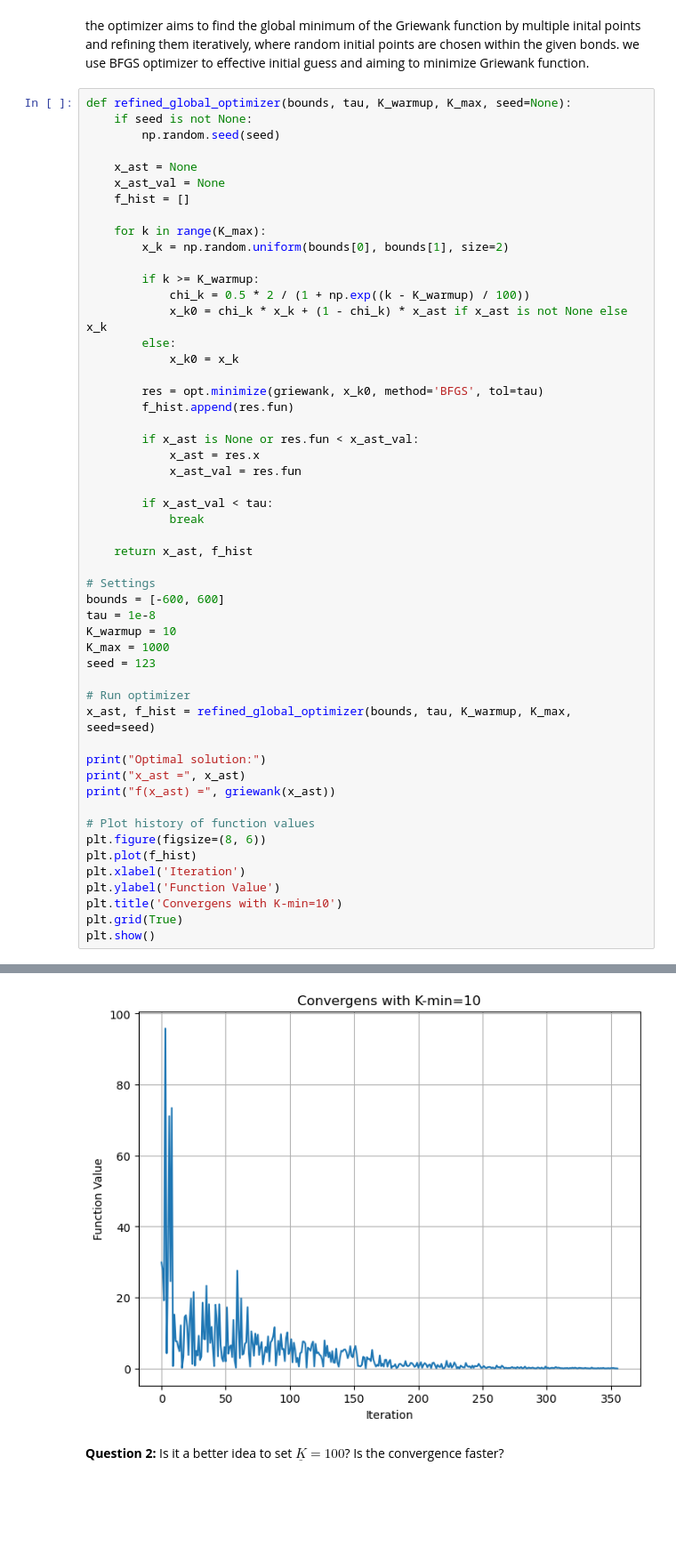
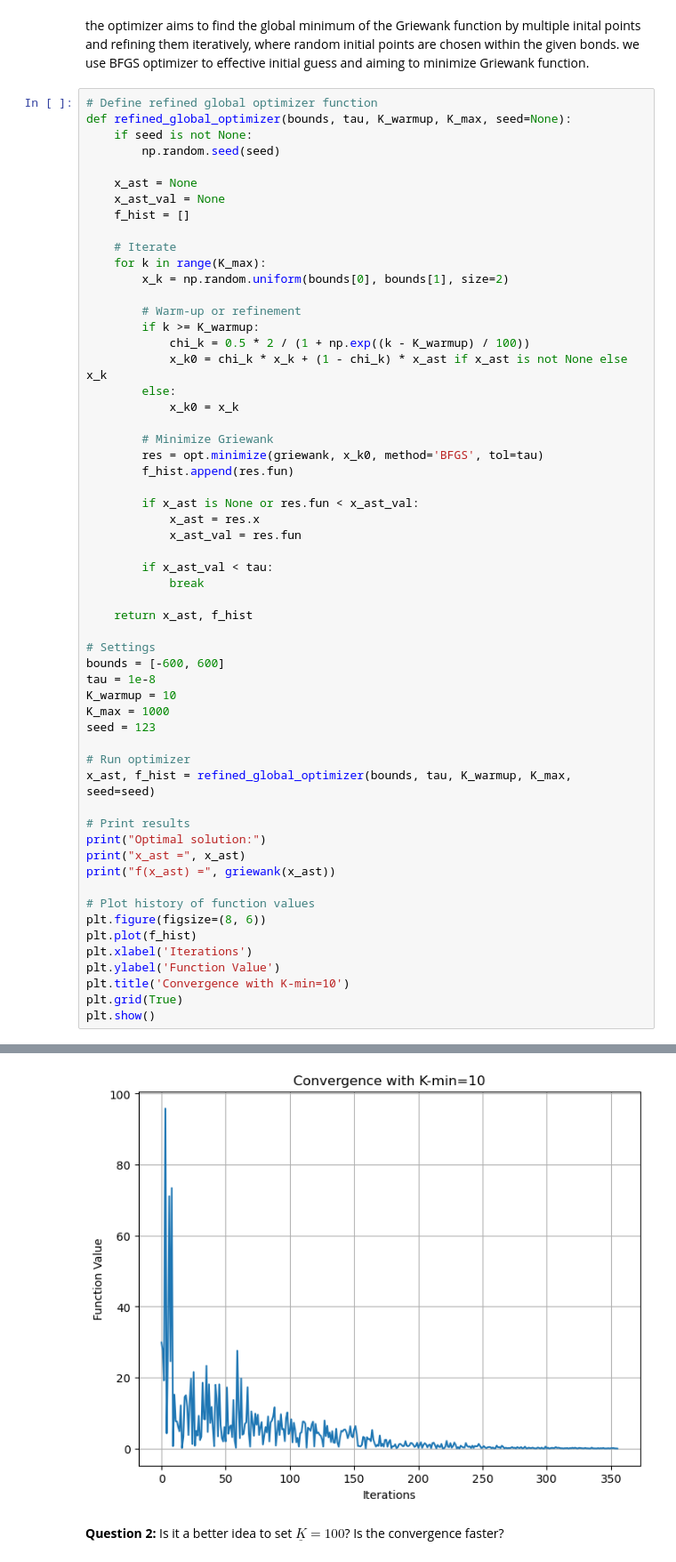
Before and after one commit to NumEconCopenhagen/projects-2023-git, a Jupyter notebook: Exam project/Exam_2023_Git.ipynb, the cells around one changed output, grey strips where cells are left out. Shown at 89% size. Saved outputs shown, nothing was run; the diff lists cells and outputs as text; blank space fills up the shorter version.

```diff
--- a/Exam project/Exam_2023_Git.ipynb
+++ b/Exam project/Exam_2023_Git.ipynb
@@ -900,6 +918,7 @@ The optimizer in Step 3.E is `BFGS` with a tolerance of $\tau$.
 # %% [markdown]
 the optimizer aims to find the global minimum of the Griewank function by multiple inital points and refining them iteratively, where random initial points are chosen within the given bonds. we use BFGS optimizer to effective initial guess and aiming to minimize Griewank function.
 # %%
+# Define refined global optimizer function
 def refined_global_optimizer(bounds, tau, K_warmup, K_max, seed=None):
     if seed is not None:
         np.random.seed(seed)
@@ -908,15 +927,18 @@ def refined_global_optimizer(bounds, tau, K_warmup, K_max, seed=None):
     x_ast_val = None
     f_hist = []
 
+    # Iterate
     for k in range(K_max):
         x_k = np.random.uniform(bounds[0], bounds[1], size=2)
 
+        # Warm-up or refinement
         if k >= K_warmup:
             chi_k = 0.5 * 2 / (1 + np.exp((k - K_warmup) / 100))
             x_k0 = chi_k * x_k + (1 - chi_k) * x_ast if x_ast is not None else x_k
         else:
             x_k0 = x_k
 
+        # Minimize Griewank
         res = opt.minimize(griewank, x_k0, method='BFGS', tol=tau)
         f_hist.append(res.fun)
 
@@ -926,36 +948,37 @@ def refined_global_optimizer(bounds, tau, K_warmup, K_max, seed=None):
 
         if x_ast_val < tau:
             break
 
     return x_ast, f_hist
 
 # Settings
 bounds = [-600, 600]
 tau = 1e-8
 K_warmup = 10
 K_max = 1000
 seed = 123
 
 # Run optimizer
 x_ast, f_hist = refined_global_optimizer(bounds, tau, K_warmup, K_max, seed=seed)
 
+# Print results
 print("Optimal solution:")
 print("x_ast =", x_ast)
 print("f(x_ast) =", griewank(x_ast))
 
 # Plot history of function values
 plt.figure(figsize=(8, 6))
 plt.plot(f_hist)
-plt.xlabel('Iteration')
+plt.xlabel('Iterations')
 plt.ylabel('Function Value')
-plt.title('Convergens with K-min=10')
+plt.title('Convergence with K-min=10')
 plt.grid(True)
 plt.show()
 # %% [output]
 Optimal solution:
 x_ast = [-3.48928313e-09 -1.06064850e-08]
 f(x_ast) = 0.0
-[figure, old version]
+[figure, new version]
 # %% [markdown]
 **Question 2:** Is it a better idea to set $\underline{K} = 100$? Is the convergence faster?
 # %%
```
Also changed, not shown: parts of 15 cells of this notebook.
